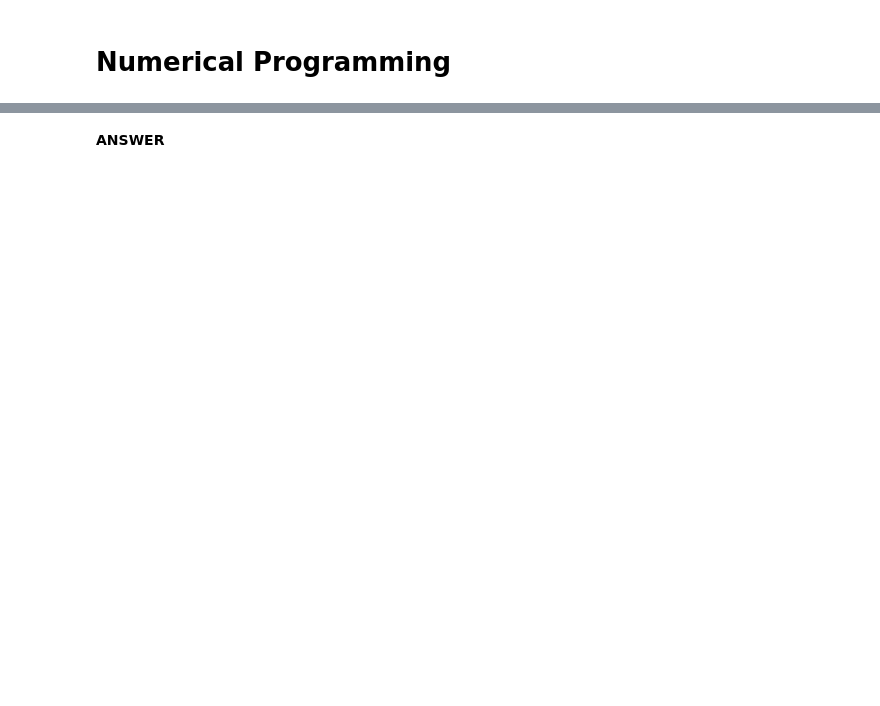
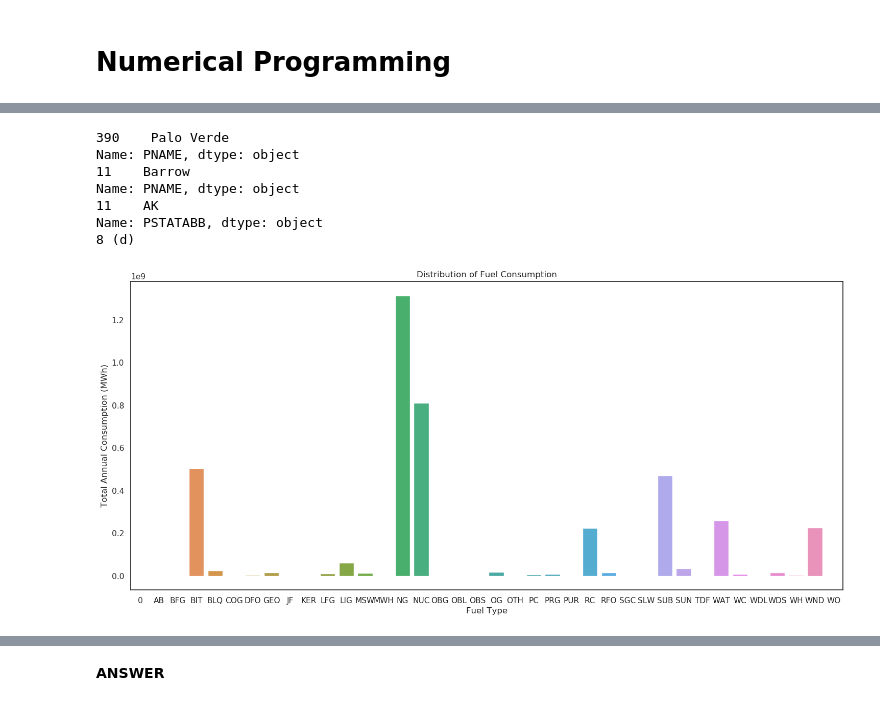
Before and after one commit to ravitashaw/ids705, a Jupyter notebook: assignment1/Assignment_1.ipynb, the cells around one changed output, grey strips where cells are left out. Cells and saved outputs as stored; diff of their text form; code cells hidden in the pictures; blank space fills up the shorter version.

```diff
--- a/assignment1/Assignment_1.ipynb
+++ b/assignment1/Assignment_1.ipynb
@@ -711,0 +606,47 @@ Answer: Nuclear
+# %%
+import numpy as np
+import pandas as pd
+import seaborn as sns
+import matplotlib.pyplot as plt
+from matplotlib import rcParams
+# figure size in inches
+rcParams['figure.dpi'] = 100
+
+#Seaborn setting for plots and graphs
+sns.set_style("white")
+sns.set_context({"figure.figsize": (18, 8)})
+
+#Read the data file
+egrid = pd.read_excel('egrid2016.xlsx', sheet_name='PLNT16', header=[1])
+#Replace null/missing values with 0
+egrid = egrid.fillna(0)
+
+#Question 8a
+max(egrid['PLNGENAN'])
+print(egrid.loc[egrid['PLNGENAN'] == max(egrid['PLNGENAN']), 'PNAME'])
+
+#Question 8b
+print(egrid.loc[egrid['LAT'] == max(egrid['LAT']), 'PNAME'])
+
+#Question 8c
+print(egrid.loc[egrid['LAT'] == max(egrid['LAT']), 'PSTATABB'])
+
+#Creating a temp dataframe by grouping the records based upon the fuel type
+tmp = egrid.groupby('PLPRMFL')['PLNGENAN'].sum().reset_index()
+
+print('8 (d)')
+#Plotting the barchart
+fig = sns.barplot(x=tmp['PLPRMFL'], y=tmp['PLNGENAN']);
+plt.title("Distribution of Fuel Consumption")
+plt.xlabel("Fuel Type")
+plt.ylabel("Total Annual Consumption (MWh)")
+plt.show(fig)
+# %% [output]
+390    Palo Verde
+Name: PNAME, dtype: object
+11    Barrow
+Name: PNAME, dtype: object
+11    AK
+Name: PSTATABB, dtype: object
+8 (d)
+[figure, added]
```
Also changed, not shown: parts of 47 cells of this notebook.
